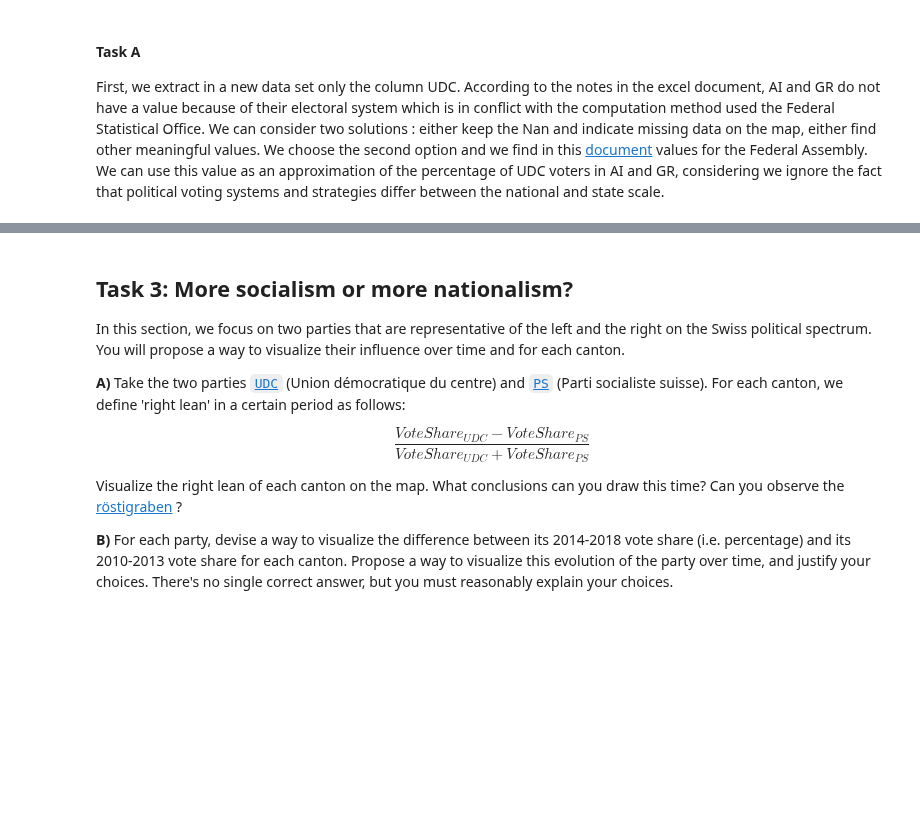
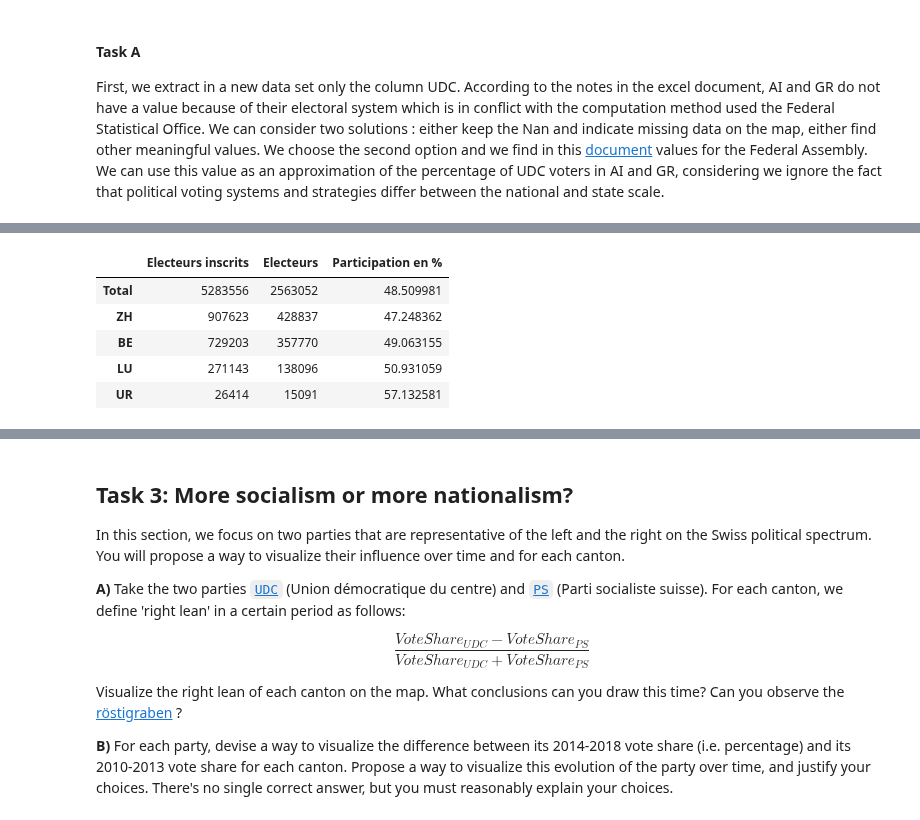
Before and after one commit to vbruttin/ada_homeworks, a Jupyter notebook: HW2_part2.ipynb, the cells around one changed output, grey strips where cells are left out. Saved outputs shown, nothing was run; the diff lists cells and outputs as text; code cells hidden in the pictures; blank space fills up the shorter version.

```diff
--- a/HW2_part2.ipynb
+++ b/HW2_part2.ipynb
@@ -126,10 +126,13 @@ cantons_ids = {
     'Bâle-Ville' : 'BS',
     'Bâle-Campagne' : 'BL',
     'St. Gall' : 'SG',
+    'Saint-Gall' : 'SG',
     'Glaris' : 'GL',
     'Zoug' : 'ZG',
     'Appenzell Rh. Ext.' : 'AG',
+    'Appenzell Rh.-Ext.' : 'AG',
     'Appenzell Rh. Int.' : 'AI',
+    'Appenzell Rh.-Int.' : 'AI',
     'Argovie' : 'AR',
     'Thurgovie' : 'TG'
 }
@@ -223,3 +226,19 @@ UDC_map_per.choropleth(geo_data=geo_json_data,
 UDC_map_per
 # %% [output]
 [interactive output not drawn]
+# %%
+# Cleaning of the data
+
+df_population =  pd.read_excel(data_folder + 'national_council_elections.xlsx', header=4, skiprows=[5, 6, 8], skipfooter=(44-34))
+
+# Rename column and index labels
+customrename(df_population)
+
+df_population.h
+# %% [output]
+|  | Electeurs inscrits | Electeurs | Participation en % |
+| Total | 5283556 | 2563052 | 48.509981 |
+| ZH | 907623 | 428837 | 47.248362 |
+| BE | 729203 | 357770 | 49.063155 |
+| LU | 271143 | 138096 | 50.931059 |
+| UR | 26414 | 15091 | 57.132581 |
```
Also changed, not shown: parts of 7 cells of this notebook.
